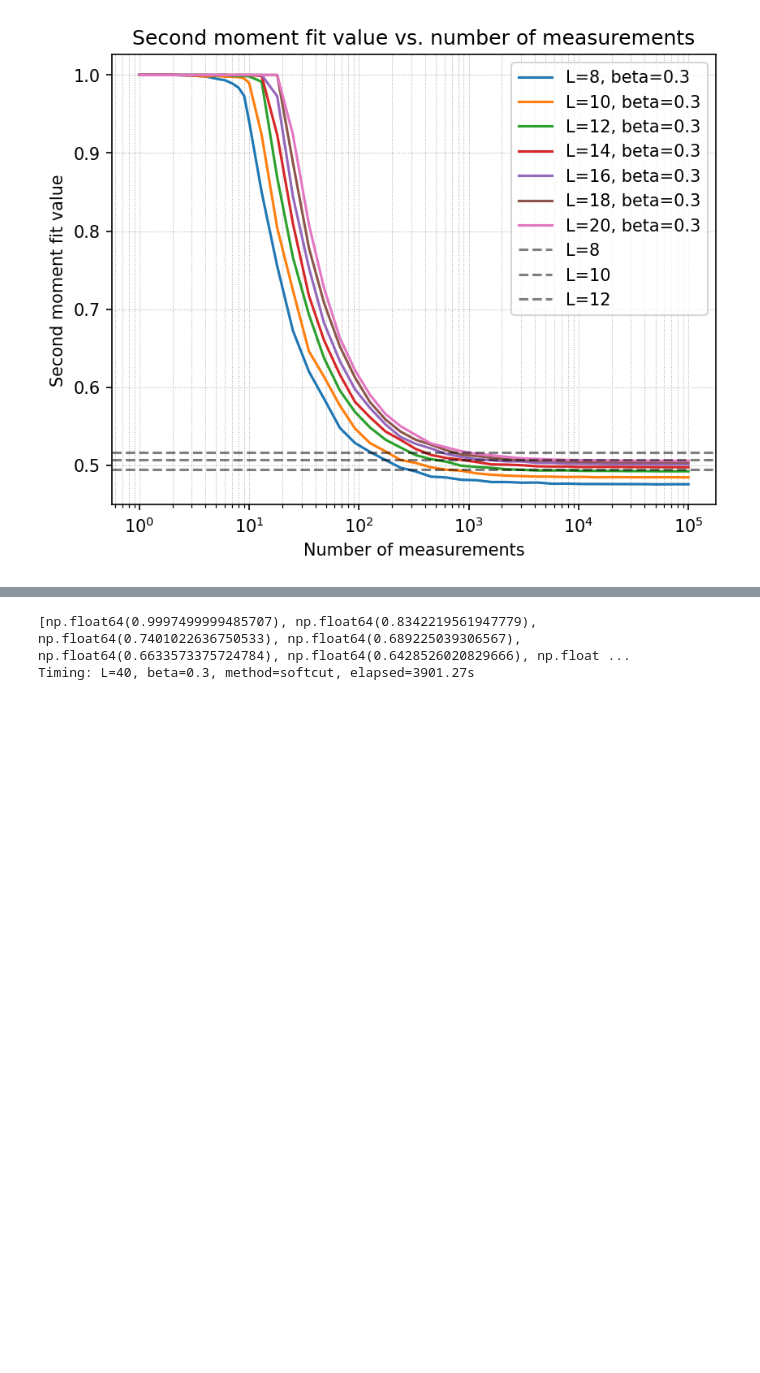
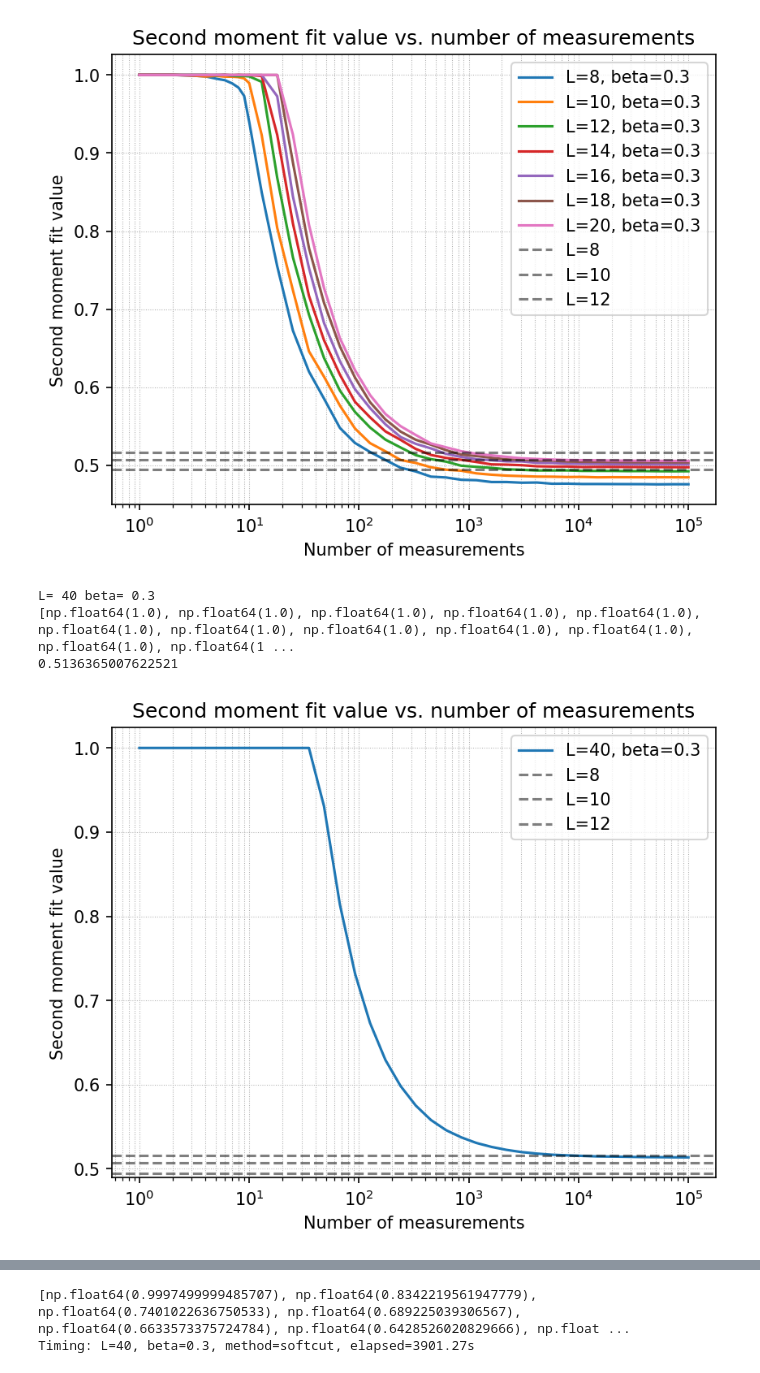
Before and after one commit to YueLiu01/MPSToolBox, a Jupyter notebook: snapshot_measurements.ipynb, the cells around one changed output, grey strips where cells are left out. Saved outputs shown, nothing was run; the diff lists cells and outputs as text; code cells hidden in the pictures; blank space fills up the shorter version.

Commit message:
linear model

```diff
--- a/snapshot_measurements.ipynb
+++ b/snapshot_measurements.ipynb
@@ -228,3 +226,55 @@ L= 20 beta= 0.3
 [np.float64(1.0), np.float64(1.0), np.float64(1.0), np.float64(1.0), np.float64(1.0), np.float64(1.0), np.float64(1.0), np.float64(1.0), np.float64(1.0), np.float64(1.0), np.float64(1.0), np.float64(1 ...
 0.505608243664467
 [figure]
+# %%
+import matplotlib.pyplot as plt
+
+method='linear_regression'
+seed = 0
+np.random.seed(seed)
+for L in [40]:
+    for beta in [0.3]:
+        outcomes_sys = np.load('data/CritIsing_L'+str(L)+'_beta'+str(beta)+'_Zoutcomes_sys.npy')
+        outcomes_anc = np.load('data/CritIsing_L'+str(L)+'_beta'+str(beta)+'_Zoutcomes_anc.npy')
+        N, _ = outcomes_sys.shape
+        N_list = np.append(np.array([1,2,3,4,5, 6, 7, 8, 9]).astype(int), np.logspace(1, 5, 30).astype(int))
+        N_shuffle = 100
+        results = []
+        for n in N_list:
+            result_i = []
+            for i in range(L):
+                for _ in range(N_shuffle):
+                    observable = outcomes_sys[:,i]
+
+                    # shuffle outcomes_anc together with observable
+                    indices = np.random.permutation(N)
+
+                    s = outcomes_anc[indices,:][:n]
+                    o = observable[indices][:n]
+
+                    p, v = second_moment_snapshot_linear_regression(s, o, center=i, periodic=True, enforce_reflection_symmetry=False, bias=True)
+                    result_i.append(v)
+            results.append(np.mean(result_i))
+
+        plt.semilogx(N_list, results, label='L='+str(L)+', beta='+str(beta))
+        print('L=', L, 'beta=', beta)
+        print(results)
+        print(results[-1])
+        np.save('CritIsing_L'+str(L)+'_beta'+str(beta)+'_Zsecond_moment_'+method+'.npy', results)
+        np.save('CritIsing_L'+str(L)+'_beta'+str(beta)+'_ZN_list_'+method+'.npy', N_list)
+plt.xlabel('Number of measurements')
+plt.ylabel('Second moment fit value')
+plt.title('Second moment fit value vs. number of measurements')
+
+plt.axhline(y=0.4944266551728623, color='k', linestyle='--', label='L=8', alpha=0.5)
+plt.axhline(y=0.507311124058766, color='k', linestyle='--', label='L=10', alpha=0.5)
+plt.axhline(y=0.5160377310652811, color='k', linestyle='--', label='L=12', alpha=0.5)
+
+plt.grid(which='both', linestyle=':', linewidth=0.5)
+plt.legend()
+plt.show()
+# %% [output]
+L= 40 beta= 0.3
+[np.float64(1.0), np.float64(1.0), np.float64(1.0), np.float64(1.0), np.float64(1.0), np.float64(1.0), np.float64(1.0), np.float64(1.0), np.float64(1.0), np.float64(1.0), np.float64(1.0), np.float64(1 ...
+0.5136365007622521
+[figure, added]
```
Also changed, not shown: parts of 3 cells of this notebook, 15 other files.
